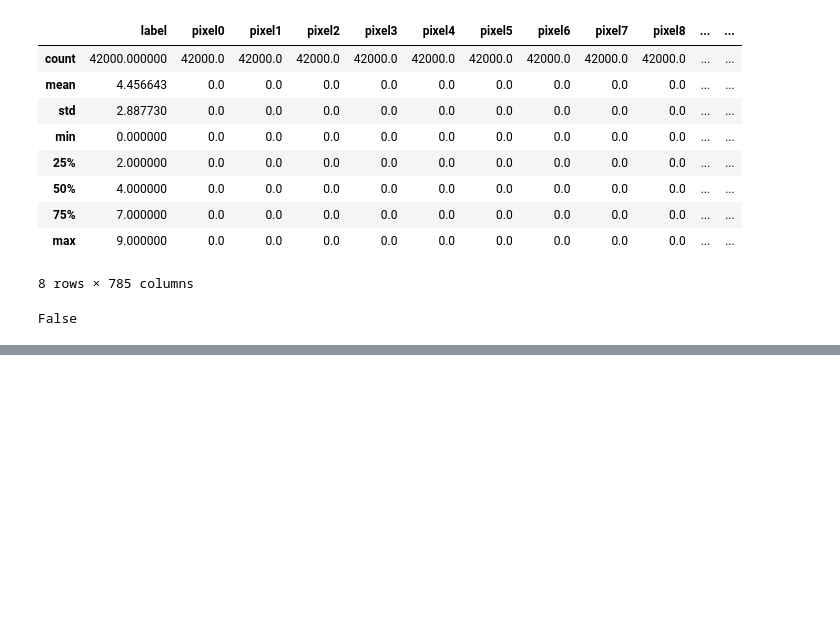
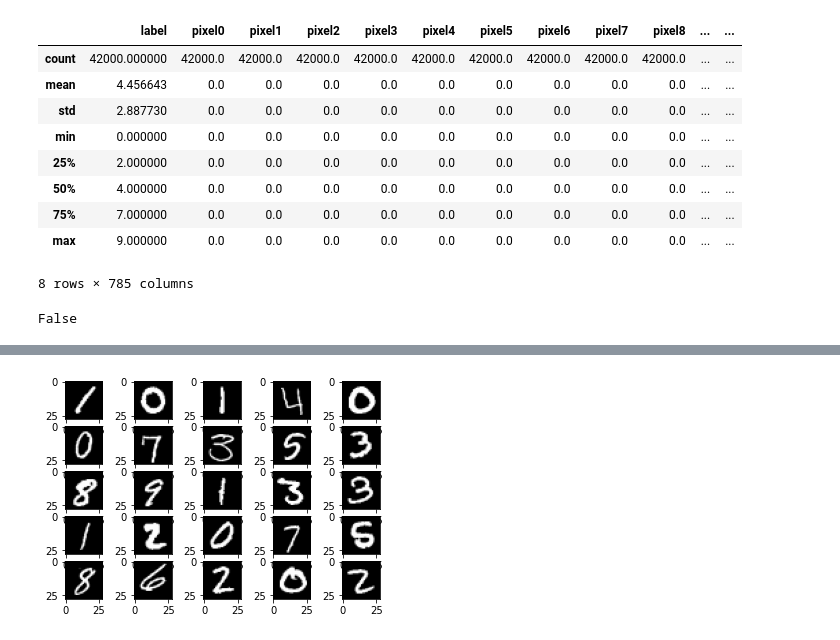
Before and after one commit to taigaschwarz/digit-recognizer, a Jupyter notebook: data_viz.ipynb, the cells around one changed output, grey strips where cells are left out. Drawn from its saved outputs; the diff is of its cells as text; code cells hidden in the pictures; blank space fills up the shorter version.

Commit message:
Plot the images

```diff
--- a/data_viz.ipynb
+++ b/data_viz.ipynb
@@ -75,0 +69,16 @@ len(obj, /)
+# %%
+# create an array containing 28x28 subarrays for each image
+images = train_df.loc[:, train_df.columns != "label"].values.reshape([42000, 28, 28])
+# %%
+# plot the images
+n_rows, n_cols = 5, 5
+fig, ax = plt.subplots(n_rows, n_cols)
+counter = 0
+
+for i in range(n_rows*n_cols):
+    y_pos = counter // n_rows
+    x_pos = counter % n_cols
+    ax[y_pos][x_pos].imshow(images[counter], cmap = "gray")
+    counter += 1
+# %% [output]
+[figure, added]
```
Also changed, not shown: parts of 4 cells of this notebook, 3 other files.
